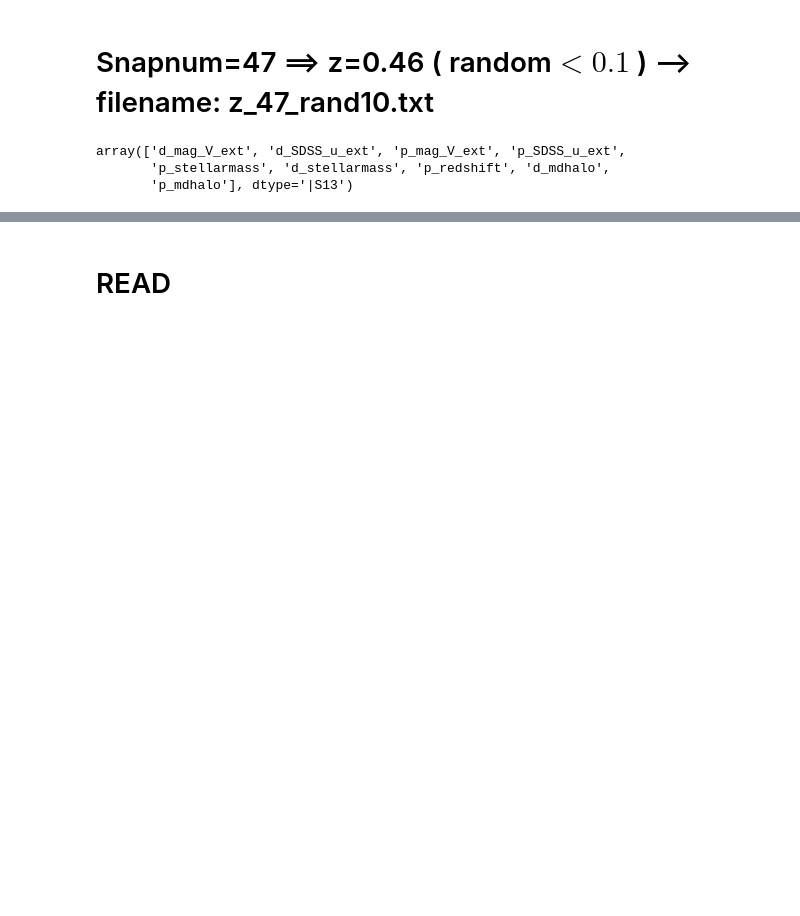
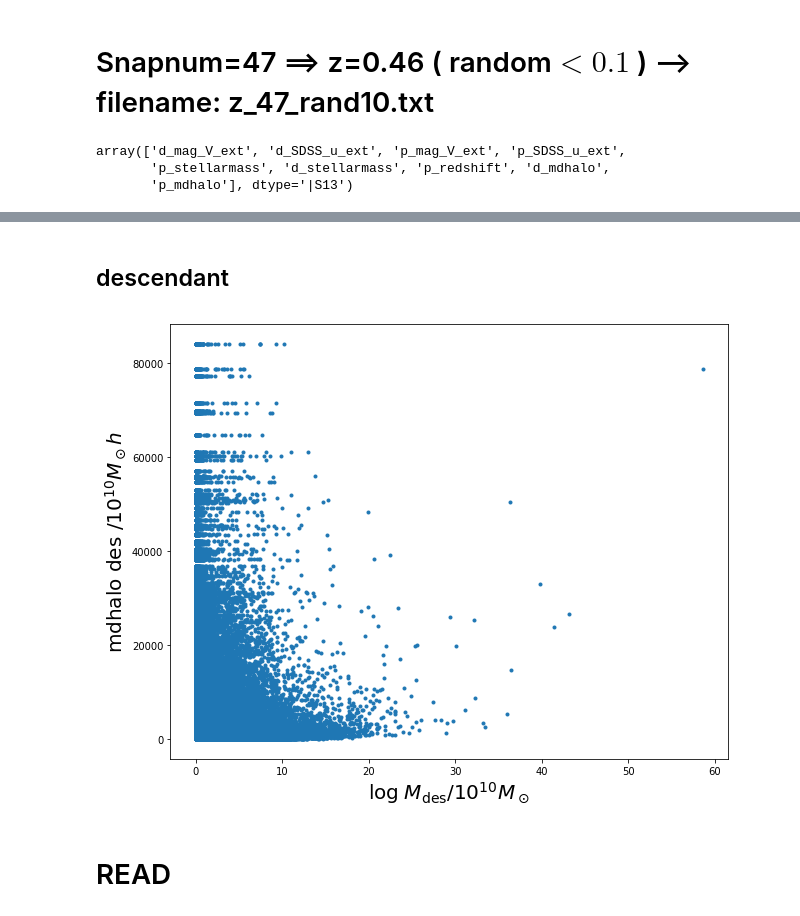
Before and after one commit to GiorgioManzoni/VIPERS_GALFORM, a Jupyter notebook: 006_save_progenitors_txt.ipynb, the cells around one changed output, grey strips where cells are left out. Drawn from its saved outputs; the diff is of its cells as text; code cells hidden in the pictures; blank space fills up the shorter version.

```diff
--- a/006_save_progenitors_txt.ipynb
+++ b/006_save_progenitors_txt.ipynb
@@ -44,3 +66,14 @@ array([-17.49634361, -15.07263184, -18.47604561, ..., -13.27897549,
+# %% [markdown]
+## descendant
+# %%
+plt.figure(figsize=(10,8))
+plt.plot(PF.getCol('d_stellarmass'),PF.getCol('d_mdhalo'),".")
+plt.xlabel(r'$\log\; M_{\rm{des}}/10^{10} M_\odot$')
+plt.ylabel('mdhalo des $/10^{10} M_\odot h$')
+plt.savefig('../plots/005/mass_halomass_des.png')
+plt.show()
+# %% [output]
+[figure, added]
 # %% [markdown]
 # READ
 # %%
```
Also changed, not shown: parts of 3 cells of this notebook.
